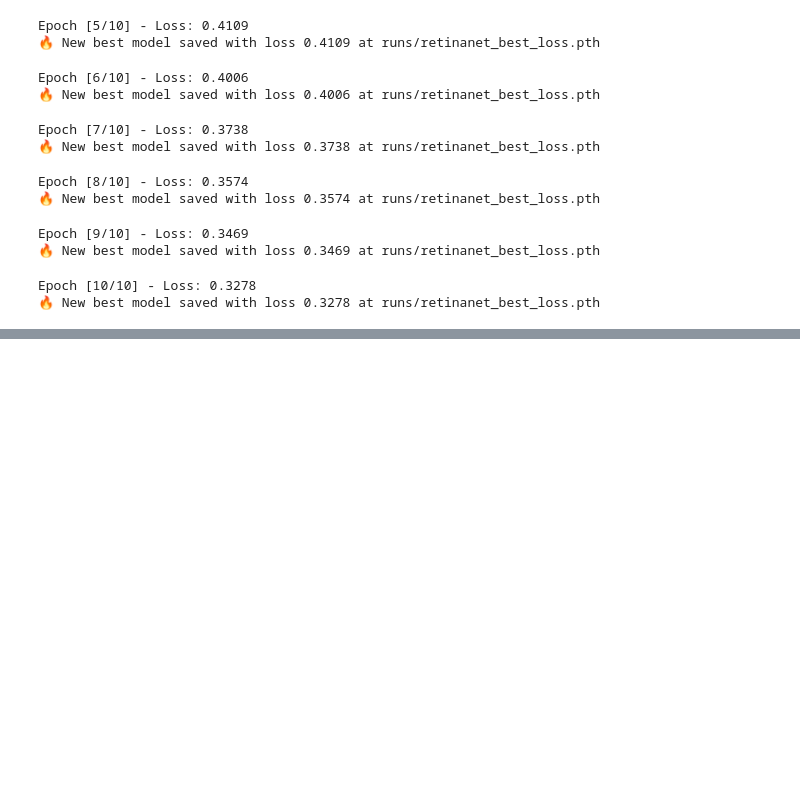
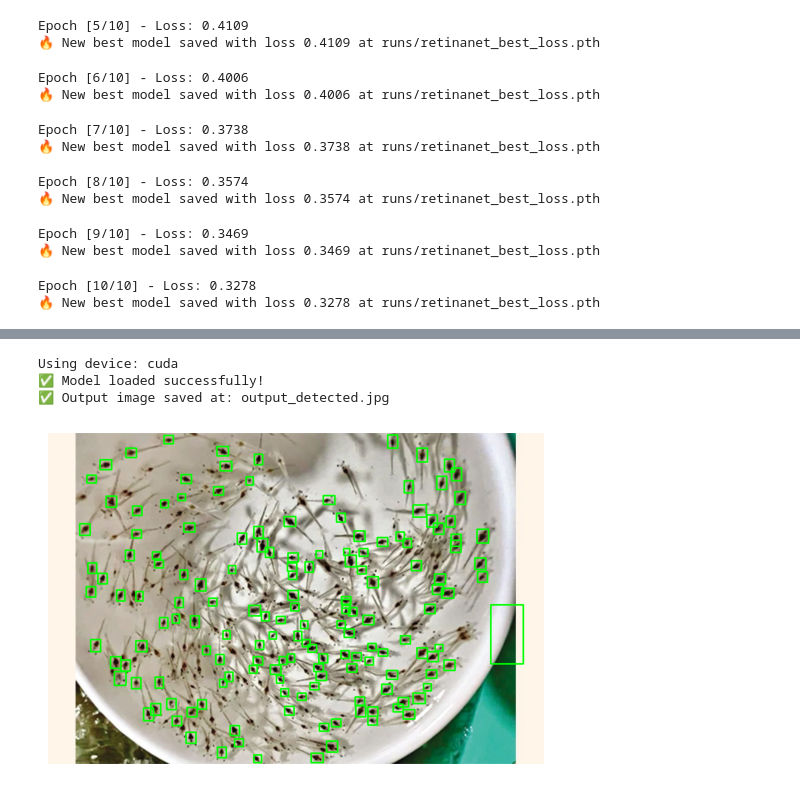
Before and after one commit to eryyyj/PD1DeepLearningCodes, a Jupyter notebook: RetinaNetPD1.ipynb, the cells around one changed output, grey strips where cells are left out. Drawn from its saved outputs; the diff is of its cells as text; code cells hidden in the pictures; blank space fills up the shorter version.

Commit message:
ran testing to the retina net model

```diff
--- a/RetinaNetPD1.ipynb
+++ b/RetinaNetPD1.ipynb
@@ -266,0 +437,75 @@ Epoch [10/10] - Loss: 0.3278
+# %%
+import torch
+import torchvision
+import cv2
+import numpy as np
+from PIL import Image
+import matplotlib.pyplot as plt
+from torchvision import transforms
+from torchvision.models.detection import RetinaNet
+from torchvision.models.detection.backbone_utils import resnet_fpn_backbone
+
+# --- SETTINGS ---
+model_path = "runs/retinanet_best_loss.pth"   # your trained weights
+image_path = "test.jpg"                 # input image
+save_path = "output_detected.jpg"             # output path
+num_classes = 2                               # your dataset (e.g., background + shrimp)
+class_names = ["background", "shrimp"]        # update based on your labels
+
+# --- DEVICE ---
+device = torch.device("cuda" if torch.cuda.is_available() else "cpu")
+print(f"Using device: {device}")
+
+# --- LOAD MODEL (RetinaNet + ResNet18-FPN) ---
+backbone = resnet_fpn_backbone('resnet18', pretrained=False)
+model = RetinaNet(backbone=backbone, num_classes=num_classes)
+model.to(device)
+
+# --- LOAD WEIGHTS ---
+checkpoint = torch.load(model_path, map_location=device)
+model.load_state_dict(checkpoint)
+model.eval()
+print("✅ Model loaded successfully!")
+
+# --- LOAD IMAGE ---
+image = Image.open(image_path).convert("RGB")
+transform = transforms.Compose([transforms.ToTensor()])
+img_tensor = transform(image).to(device)
+
+# --- INFERENCE ---
+with torch.no_grad():
+    outputs = model([img_tensor])
+
+# --- PROCESS OUTPUT ---
+output = outputs[0]
+boxes = output["boxes"].cpu().numpy()
+scores = output["scores"].cpu().numpy()
+labels = output["labels"].cpu().numpy()
+
+# --- DRAW DETECTIONS ---
+image_cv = np.array(image)
+image_cv = cv2.cvtColor(image_cv, cv2.COLOR_RGB2BGR)
+
+confidence_threshold = 0.5
+for box, score, label in zip(boxes, scores, labels):
+    if score < confidence_threshold:
+        continue
+    x1, y1, x2, y2 = box.astype(int)
+    color = (0, 255, 0)
+    # Draw bounding box only (no label text)
+    cv2.rectangle(image_cv, (x1, y1), (x2, y2), color, 2)
+
+
+# --- SAVE AND SHOW OUTPUT ---
+cv2.imwrite(save_path, image_cv)
+print(f"✅ Output image saved at: {save_path}")
+
+image_rgb = cv2.cvtColor(image_cv, cv2.COLOR_BGR2RGB)
+plt.imshow(image_rgb)
+plt.axis('off')
+plt.show()
+# %% [output]
+Using device: cuda
+✅ Model loaded successfully!
+✅ Output image saved at: output_detected.jpg
+[figure, added]
```
Also changed, not shown: parts of 6 cells of this notebook, 1 other file.
